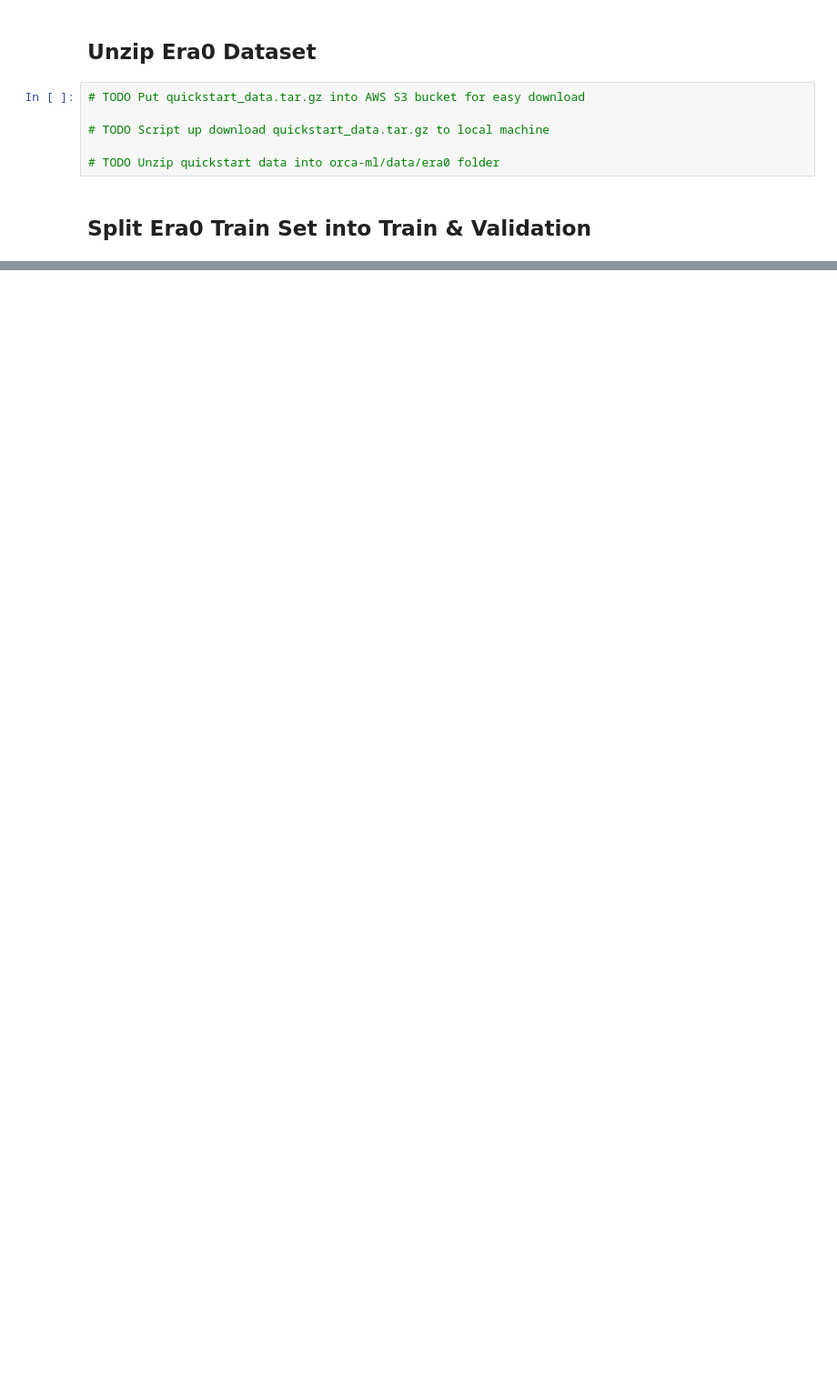
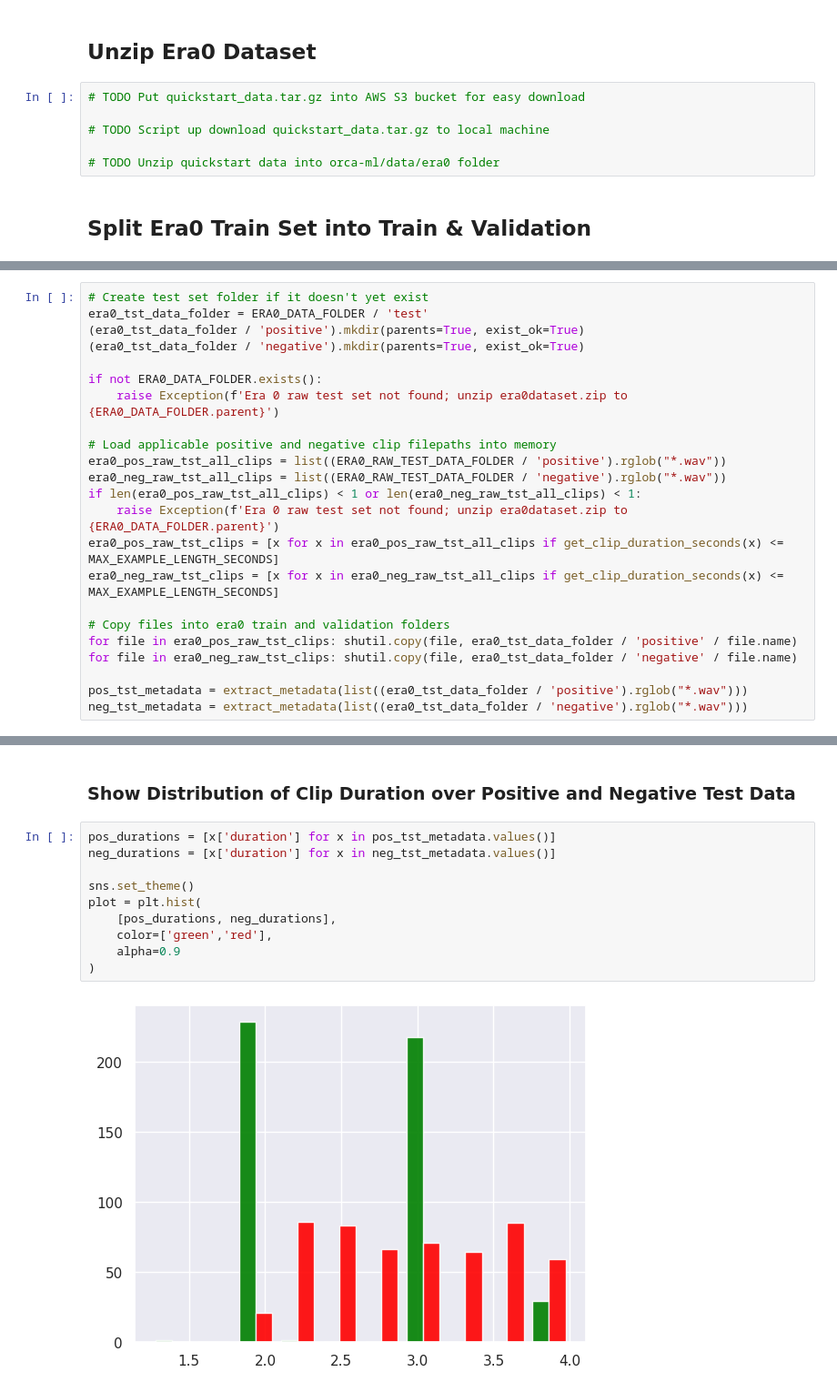
Before and after one commit to orcasound/orca-ml, a Jupyter notebook: notebooks/1a_GenerateDataEra0.ipynb, the cells around one changed output, grey strips where cells are left out. Shown: that part at 91% size. Cells and saved outputs as stored; diff of their text form; blank space fills up the shorter version.

```diff
--- a/notebooks/1a_GenerateDataEra0.ipynb
+++ b/notebooks/1a_GenerateDataEra0.ipynb
@@ -82,0 +221,23 @@ Path(ERA0_DATA_FOLDER / 'val').mkdir(parents=True, exist_ok=True)
+# %%
+# Create test set folder if it doesn't yet exist
+era0_tst_data_folder = ERA0_DATA_FOLDER / 'test'
+(era0_tst_data_folder / 'positive').mkdir(parents=True, exist_ok=True)
+(era0_tst_data_folder / 'negative').mkdir(parents=True, exist_ok=True)
+
+if not ERA0_DATA_FOLDER.exists():
+    raise Exception(f'Era 0 raw test set not found; unzip era0dataset.zip to {ERA0_DATA_FOLDER.parent}')
+
+# Load applicable positive and negative clip filepaths into memory
+era0_pos_raw_tst_all_clips = list((ERA0_RAW_TEST_DATA_FOLDER / 'positive').rglob("*.wav"))
+era0_neg_raw_tst_all_clips = list((ERA0_RAW_TEST_DATA_FOLDER / 'negative').rglob("*.wav"))
+if len(era0_pos_raw_tst_all_clips) < 1 or len(era0_neg_raw_tst_all_clips) < 1:
+    raise Exception(f'Era 0 raw test set not found; unzip era0dataset.zip to {ERA0_DATA_FOLDER.parent}')
+era0_pos_raw_tst_clips = [x for x in era0_pos_raw_tst_all_clips if get_clip_duration_seconds(x) <= MAX_EXAMPLE_LENGTH_SECONDS]
+era0_neg_raw_tst_clips = [x for x in era0_neg_raw_tst_all_clips if get_clip_duration_seconds(x) <= MAX_EXAMPLE_LENGTH_SECONDS]
+
+# Copy files into era0 train and validation folders
+for file in era0_pos_raw_tst_clips: shutil.copy(file, era0_tst_data_folder / 'positive' / file.name)
+for file in era0_neg_raw_tst_clips: shutil.copy(file, era0_tst_data_folder / 'negative' / file.name)
+
+pos_tst_metadata = extract_metadata(list((era0_tst_data_folder / 'positive').rglob("*.wav")))
+neg_tst_metadata = extract_metadata(list((era0_tst_data_folder / 'negative').rglob("*.wav")))
@@ -82,0 +255,14 @@ Path(ERA0_DATA_FOLDER / 'val').mkdir(parents=True, exist_ok=True)
+# %% [markdown]
+### Show Distribution of Clip Duration over Positive and Negative Test Data
+# %%
+pos_durations = [x['duration'] for x in pos_tst_metadata.values()]
+neg_durations = [x['duration'] for x in neg_tst_metadata.values()]
+
+sns.set_theme()
+plot = plt.hist(
+    [pos_durations, neg_durations],
+    color=['green','red'],
+    alpha=0.9
+)
+# %% [output]
+[figure, added]
```
Also changed, not shown: parts of 13 cells of this notebook.
